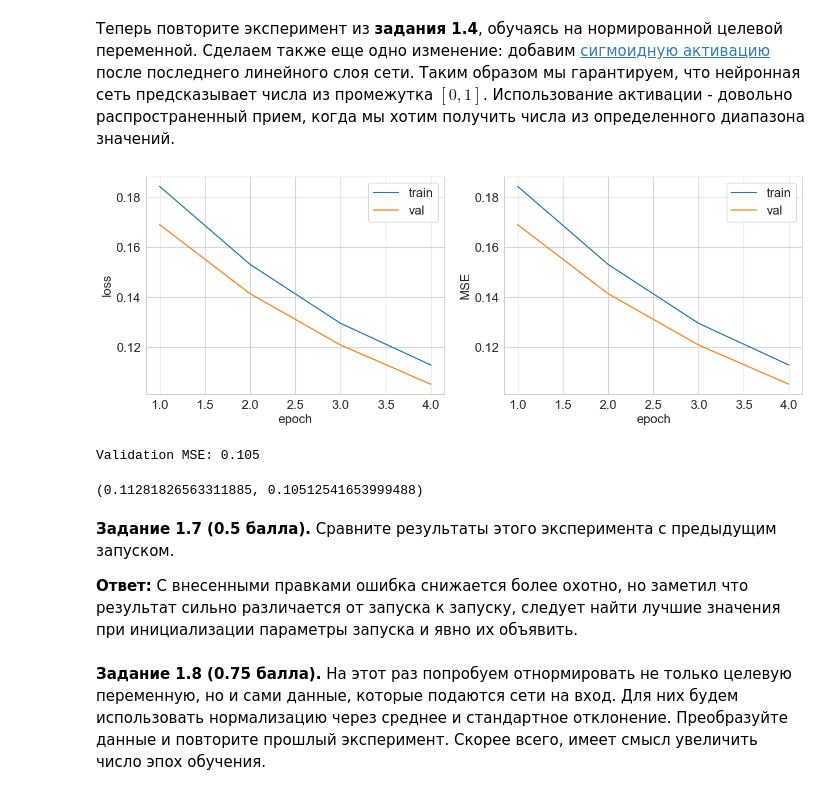
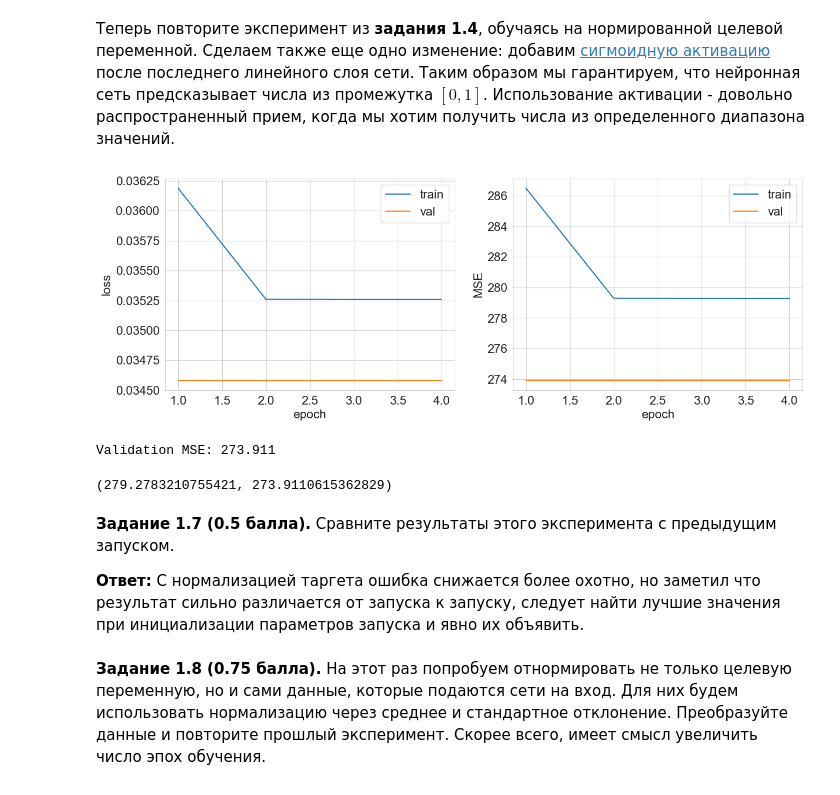
Before and after one commit to IYuminov/intro-to-dl-hse, a Jupyter notebook: homeworks-small/shw-01-mlp-light.ipynb, the cells around one changed output. Cells and saved outputs as stored; diff of their text form; code cells hidden in the pictures.

```diff
--- a/homeworks-small/shw-01-mlp-light.ipynb
+++ b/homeworks-small/shw-01-mlp-light.ipynb
@@ -197,10 +197,7 @@ def train_and_validate(model, optimizer, criterion, metric, train_loader, val_lo
 
             optimizer.zero_grad()
             predictions = model(X_batch)
-            loss = criterion(
-                predictions,
-                y_batch
-                )
+            loss = criterion(predictions, y_batch)
 
             loss.backward()
             optimizer.step()
@@ -238,6 +235,7 @@ def train_and_validate(model, optimizer, criterion, metric, train_loader, val_lo
                 loss = criterion(predictions, y_batch)
 
                 metric_value = metric(predictions, y_batch)
+
                 if type(metric_value) == torch.Tensor:
                     metric_value = metric_value.item()
                 running_loss += loss.item() * X_batch.shape[0]
@@ -309,8 +306,9 @@ class Net(nn.Module):
 device = torch.device('cuda:0' if torch.cuda.is_available() else 'cpu')
 
 net = Net().to(device)
+optimizer = torch.optim.SGD(net.parameters(), lr=1e-2)
 criterion = nn.CrossEntropyLoss()
-optimizer = torch.optim.SGD(net.parameters(), lr=1e-2, momentum=0.9)
+metric = lambda y_pred, y_true: torch.mean((torch.argmax(y_pred, dim= 1).float() - y_true) ** 2)
 
 summary(net, torch.zeros([1, 90]))
 # %% [output]
@@ -326,6 +324,5 @@ Trainable params: 23,258
 Non-trainable params: 0
 -----------------------------------------------------------------------
 # %%
-# train_and_validate(model, optimizer, criterion, metric, train_loader, val_loader, num_epochs, device, verbose=True)
-train_and_validate(net, optimizer, criterion, criterion, train_loader, val_loader, 4, device, verbose= True)
+train_and_validate(net, optimizer, criterion, metric, train_loader, val_loader, 4, device, verbose= True)
 # %% [output]
@@ -347,7 +344,7 @@ Validation MSE: 3.445
 # YOUR CODE HERE (－.－)...zzzZZZzzzZZZ
 # train data
 tensor_X_train = torch.from_numpy(X_train).float() # перевожу numpy массив в torch tensor с float32
-tensor_Y_train = torch.from_numpy(y_train).float()
+tensor_Y_train = torch.from_numpy(y_train - y_train.min()).float()
 
 train_tensor_dataset = TensorDataset(
     tensor_X_train,
@@ -358,7 +355,7 @@ train_loader = DataLoader(train_tensor_dataset, batch_size= 64, shuffle=True, nu
 
 # validate data
 tensor_X_val = torch.from_numpy(X_val).float()
-tensor_Y_val = torch.from_numpy(y_val).float()
+tensor_Y_val = torch.from_numpy(y_val - y_train.min()).float()
 
 val_tensor_dataset = TensorDataset(
     tensor_X_val,
@@ -380,11 +377,10 @@ class Net(nn.Module):
     def forward(self, x):
         return self.net(x)
 
-device = torch.device('cuda:0' if torch.cuda.is_available() else 'cpu')
+net = Net().to(device)
+optimizer = torch.optim.SGD(net.parameters(), lr=1e-7)
+criterion = nn.MSELoss()
+metric = lambda y_pred, y_true: torch.mean((y_pred[:, 0] - y_true) ** 2)
 
-net = Net().to(device)
-criterion = nn.MSELoss()
-optimizer = torch.optim.SGD(net.parameters(), lr=1e-8, momentum= 0.9)
-
-train_and_validate(net, optimizer, criterion, criterion, train_loader, val_loader, 4, device, verbose=True)
+train_and_validate(net, optimizer, criterion, metric, train_loader, val_loader, 4, device, verbose=True)
 # %% [output]
@@ -418,8 +414,9 @@ def denormalize(sample, min_origin_val, max_origin_val):
 
 # train data
 tensor_X_train = torch.from_numpy(X_train).float() # перевожу numpy массив в torch tensor с float32
-tensor_Y_train = torch.from_numpy(y_train).float()
-min_target, max_target = tensor_Y_train.min(), tensor_Y_train.max()
+tensor_Y_train = torch.from_numpy(y_train - y_train.min()).float()
+
+min_target, max_target = tensor_Y_train.min(), tensor_Y_train.max() # для денормализации
 tensor_Y_train = normalize(tensor_Y_train) # + нормализую от 0 до 1
 
 train_tensor_dataset = TensorDataset(
@@ -427,46 +424,45 @@ train_tensor_dataset = TensorDataset(
     tensor_Y_train.reshape(-1, 1)
     )
 
 train_loader = DataLoader(train_tensor_dataset, batch_size= 64, shuffle=True, num_workers= 4, drop_last= True)
 
 # validate data
 tensor_X_val = torch.from_numpy(X_val).float()
-tensor_Y_val = normalize(torch.from_numpy(y_val).float())
+tensor_Y_val = normalize(torch.from_numpy(y_val - y_train.min()).float())
 
 val_tensor_dataset = TensorDataset(
     tensor_X_val,
     tensor_Y_val.reshape(-1, 1)
     )
 
 val_loader = DataLoader(val_tensor_dataset, batch_size= 64, shuffle= False, num_workers= 4, drop_last= True)
 
 class Net(nn.Module):
     def __init__(self, num_hidden= 128):
         super().__init__()
         self.net = nn.Sequential(
             nn.Linear(90, num_hidden),
             nn.ReLU(),
             nn.Linear(num_hidden, 1),
             nn.Sigmoid()
         )
 
     def forward(self, x):
         return self.net(x)
 
-device = torch.device('cuda:0' if torch.cuda.is_available() else 'cpu')
+net = Net().to(device)
+optimizer = torch.optim.SGD(net.parameters(), lr=1e-3)
+criterion = nn.MSELoss()
+metric = lambda y_true, y_pred, : torch.mean(denormalize(y_pred[:, 0] - y_true, min_target, max_target) ** 2)
 
-net = Net().to(device)
-criterion = nn.MSELoss()
-optimizer = torch.optim.SGD(net.parameters(), lr=1e-8, momentum= 0.9)
-
-train_and_validate(net, optimizer, criterion, criterion, train_loader, val_loader, 4, device, verbose=True)
+train_and_validate(net, optimizer, criterion, metric, train_loader, val_loader, 4, device, verbose=True)
 # %% [output]
-[figure, old version]
+[figure, new version]
-Validation MSE: 0.105
+Validation MSE: 273.911
-(0.11281826563311885, 0.10512541653999488)
+(279.2783210755421, 273.9110615362829)
 # %% [markdown]
 **Задание 1.7 (0.5 балла).** Сравните результаты этого эксперимента с предыдущим запуском.
 
-**Ответ:** С внесенными правками ошибка снижается более охотно, но заметил что результат сильно различается от запуска к запуску, следует найти лучшие значения при инициализации параметры запуска и явно их объявить.
+**Ответ:** С нормализацией таргета ошибка снижается более охотно, но заметил что результат сильно различается от запуска к запуску, следует найти лучшие значения при инициализации параметров запуска и явно их объявить.
 # %% [markdown]
 **Задание 1.8 (0.75 балла).** На этот раз попробуем отнормировать не только целевую переменную, но и сами данные, которые подаются сети на вход. Для них будем использовать нормализацию через среднее и стандартное отклонение. Преобразуйте данные и повторите прошлый эксперимент. Скорее всего, имеет смысл увеличить число эпох обучения.
```
Also changed, not shown: parts of 17 cells of this notebook.
